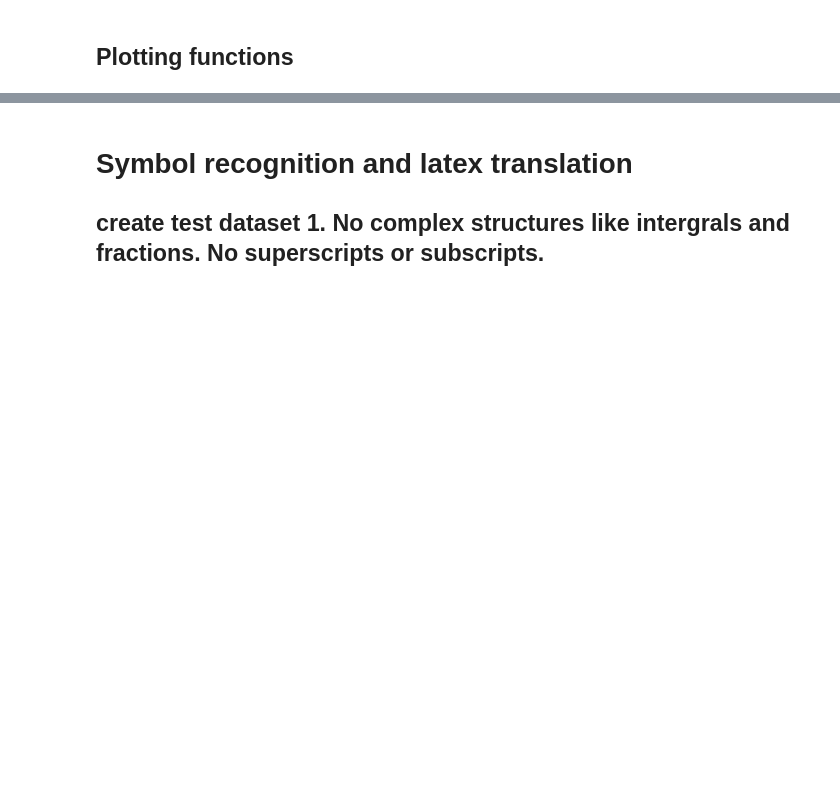
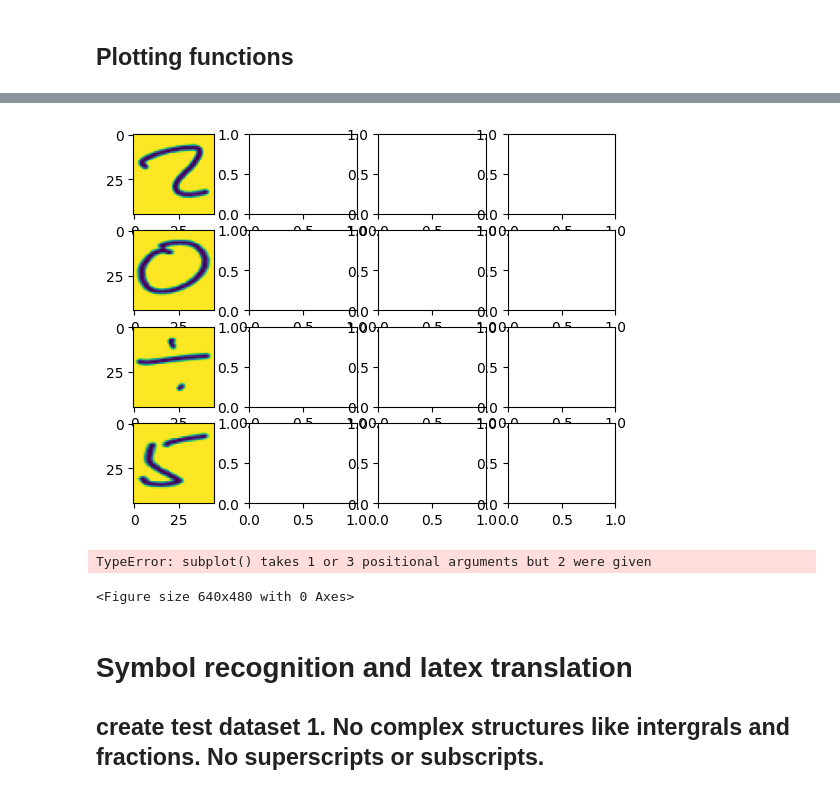
Before and after one commit to Beenben/HandMtoLat, a Jupyter notebook: boundingBoxSegmentation.ipynb, the cells around one changed output, grey strips where cells are left out. Cells and saved outputs as stored; diff of their text form; code cells hidden in the pictures; blank space fills up the shorter version.

```diff
--- a/boundingBoxSegmentation.ipynb
+++ b/boundingBoxSegmentation.ipynb
@@ -370,15 +353,33 @@ numsToLatex = {
+# %%
+test_img = imgs[1]
+# find bounding boxes and crop out symbols
+bboxes = find_bboxes_iter3(test_img)
+bbox_img = visualiseBBoxes(test_img, bboxes)
+symbols = get_symbols(test_img, bboxes)
+np_symbols = np.array(symbols)
+
+
+
+
+n=4
+figure, axs = plt.subplots(n, n)
+
+for i, symbol in enumerate(np_symbols):
+    x_pos = i%n
+    y_pos = i//n
+
+
+
+    axs[x_pos, y_pos].imshow(symbol)
+
+
+
+asdfsdfsdf
+# %% [output]
+[figure, added]
 # %%
-model_path = r'C:\Users\b_wen\PythonProjects\HandMtoLat\models\models.keras'
-test_img = imgs[6]
+model_path = r'models\test_set_1.keras'
 
-# find bounding boxes and crop out symbols
-bboxes = find_bboxes(test_img)
-bbox_img = visualiseBBoxes(test_img, bboxes)
-symbols = get_symbols(test_img, bboxes)
-np_symbols = np.array(symbols)
-
-# show bbox_img
-plt.imshow(bbox_img)
 
 
 # load model
@@ -392,6 +393,9 @@ for i in range(len(symbols)):
     classified_symbols.append(symbol_class)
 
 print(classified_symbols)
+# %% [output]
+TypeError: subplot() takes 1 or 3 positional arguments but 2 were given
+<Figure size 640x480 with 0 Axes>
 # %% [markdown]
 # Symbol recognition and latex translation
 
```
Also changed, not shown: parts of 3 cells of this notebook.
